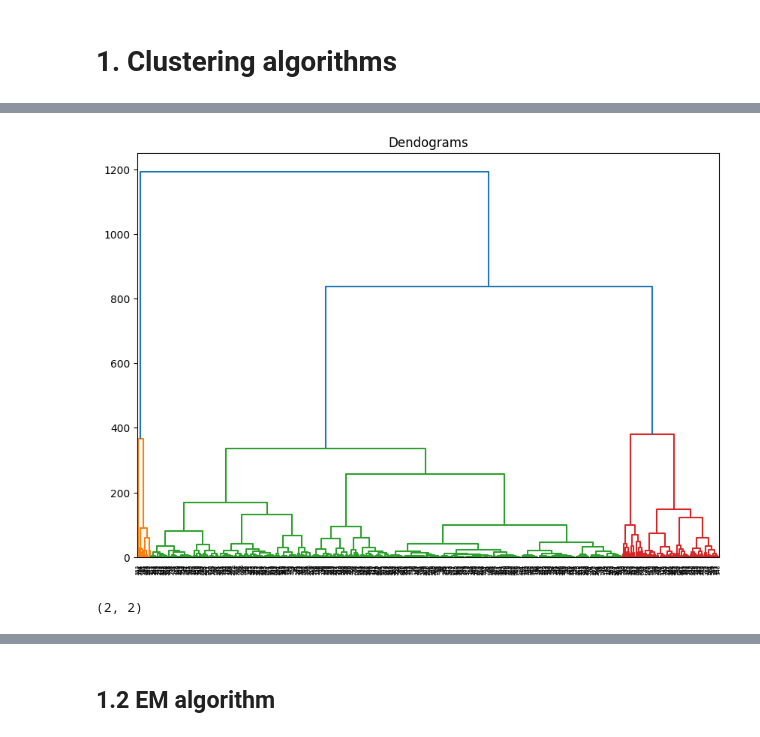
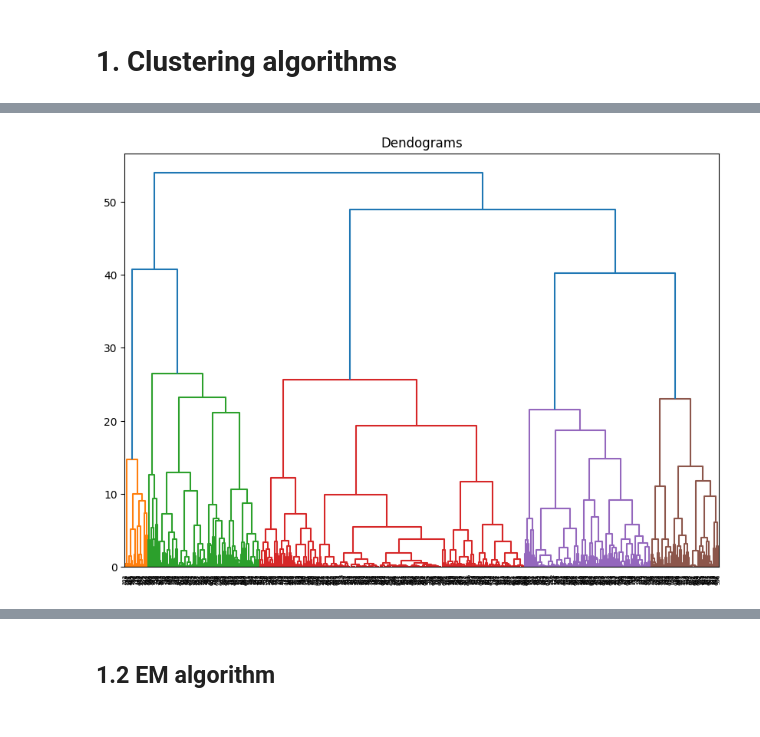
Before and after one commit to RomainFrog/CS7641-A3, a Jupyter notebook: titanic_clustering.ipynb, the cells around one changed output, grey strips where cells are left out. Saved outputs shown, nothing was run; the diff lists cells and outputs as text; code cells hidden in the pictures.

```diff
--- a/titanic_clustering.ipynb
+++ b/titanic_clustering.ipynb
@@ -52,15 +87,10 @@ from sklearn.pipeline import Pipeline
 # %%
 # first apply agglomerative clustering, visualize the hierarchy and then apply kmeans
 from sklearn.cluster import AgglomerativeClustering
-
-# clf = AgglomerativeClustering(n_clusters=10, affinity='euclidean', linkage='ward')
-# clf.fit(X_train_scaled)
-# X_train_scaled['cluster'] = clf.labels_
-
 # visualize dendrogram
 import scipy.cluster.hierarchy as shc
 plt.figure(figsize=(10, 7))
 plt.title("Dendograms")
-dend = shc.dendrogram(shc.linkage(X_train, method='ward'))
+dend = shc.dendrogram(shc.linkage(X, method='ward'), color_threshold=35)
 # %% [output]
-[figure, old version]
+[figure, new version]
@@ -96,4 +96,0 @@ for i in tqdm(range(2, k_max)):
-# %%
-np.argmax(kmedoids_train_wcss) + 2, np.argmax(kmedoids_train_sil) + 2
-# %% [output]
-(2, 2)
```
Also changed, not shown: parts of 13 cells of this notebook, 12 other files.
